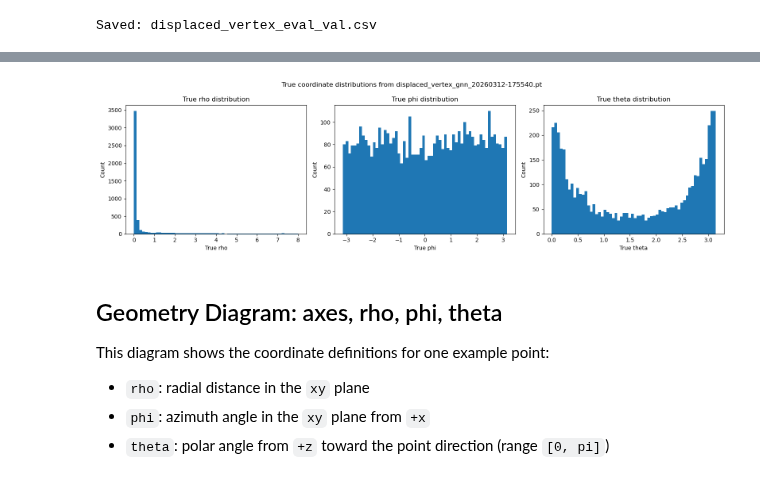
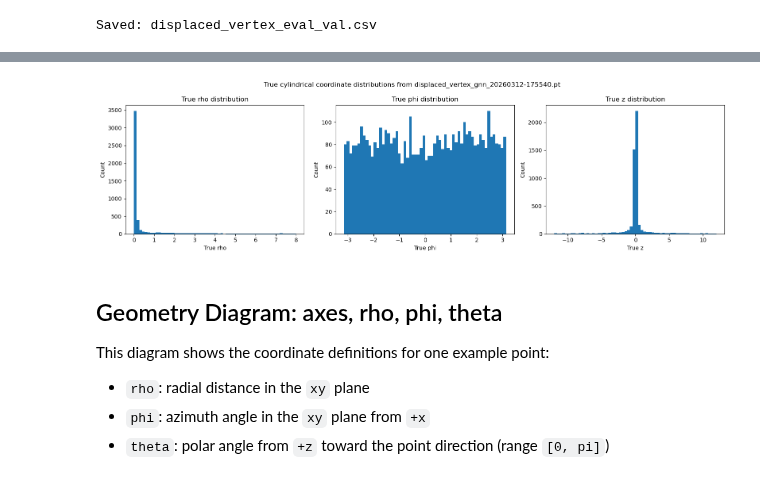
Before and after one commit to davidedicroce/MuonMLDisplacedVtx, a Jupyter notebook: DisplacedVertex_trainResults.ipynb, the cells around one changed output, grey strips where cells are left out. Cells and saved outputs as stored; diff of their text form; code cells hidden in the pictures.

```diff
--- a/DisplacedVertex_trainResults.ipynb
+++ b/DisplacedVertex_trainResults.ipynb
@@ -605,6 +632,7 @@ Native-coordinate metrics vs common cylindrical-coordinate metrics:
 # %%
+
 # ------------------------------
-# Plot: true coordinate distributions (rho, phi, theta)
+# Plot: true coordinate distributions (rho, phi, z)
 # ------------------------------
 
 def to_cartesian(values, labels):
@@ -637,39 +665,38 @@ elif "results_df" in globals() and len(results_df) > 0:
 else:
     reference_model = next(iter(result_store))
 
 reference_result = result_store[reference_model]
 true_cart = to_cartesian(reference_result["targets"], reference_result["labels"])
 
 x_true = true_cart[:, 0]
 y_true = true_cart[:, 1]
 z_true = true_cart[:, 2]
 
 rho_true = np.sqrt(x_true**2 + y_true**2)
 phi_true = np.arctan2(y_true, x_true)
-theta_true = np.arctan2(rho_true, z_true)
 
 fig, axes = plt.subplots(1, 3, figsize=(16, 4.5))
 
 axes[0].hist(rho_true, bins=60)
 axes[0].set_xlabel("True rho")
 axes[0].set_ylabel("Count")
 axes[0].set_title("True rho distribution")
 
 axes[1].hist(phi_true, bins=60)
 axes[1].set_xlabel("True phi")
 axes[1].set_ylabel("Count")
 axes[1].set_title("True phi distribution")
 
-axes[2].hist(theta_true, bins=60)
-axes[2].set_xlabel("True theta")
+axes[2].hist(z_true, bins=60)
+axes[2].set_xlabel("True z")
 axes[2].set_ylabel("Count")
-axes[2].set_title("True theta distribution")
+axes[2].set_title("True z distribution")
 
-plt.suptitle(f"True coordinate distributions from {reference_model}")
+plt.suptitle(f"True cylindrical coordinate distributions from {reference_model}")
 plt.tight_layout()
 plt.show()
 # %% [output]
-[figure, old version]
+[figure, new version]
 # %% [markdown]
 ## Geometry Diagram: axes, rho, phi, theta
 
```
Also changed, not shown: parts of 6 cells of this notebook, 3 other files.
